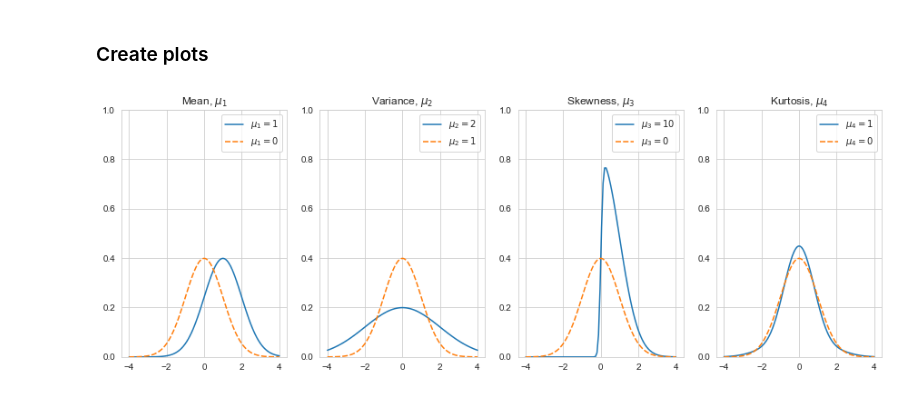
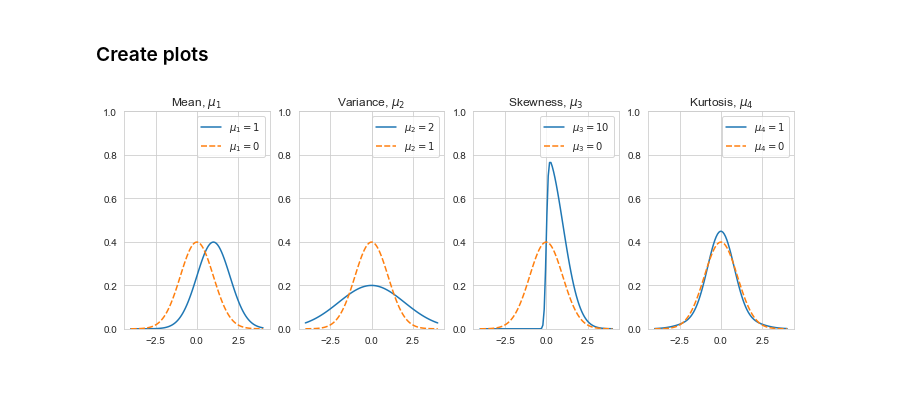
Before and after one commit to ccberg/LA, a Jupyter notebook: books/report/stat_moments.ipynb, the cells around one changed output. Saved outputs shown, nothing was run; the diff lists cells and outputs as text; code cells hidden in the pictures.

Commit message:
Larger mvsk plot

```diff
--- a/books/report/stat_moments.ipynb
+++ b/books/report/stat_moments.ipynb
@@ -52,15 +49,15 @@ df_kurt = pd.DataFrame({
 # %% [markdown]
 ### Create plots
 # %%
-fig, axs = plt.subplots(ncols=4, figsize=(15, 5))
+fig, axs = plt.subplots(ncols=4, figsize=(12, 4))
 
 y_lim = (0,1)
 
 sns.lineplot(data=df_mean, ax=axs[0]).set(title="Mean, $\mu_1$", ylim=y_lim)
 sns.lineplot(data=df_var, ax=axs[1]).set(title="Variance, $\mu_2$", ylim=y_lim)
 sns.lineplot(data=df_skew, ax=axs[2]).set(title="Skewness, $\mu_3$", ylim=y_lim)
 sns.lineplot(data=df_kurt, ax=axs[3]).set(title="Kurtosis, $\mu_4$", ylim=y_lim) and None
 
 store_plt('mvsk')
 # %% [output]
-[figure, old version]
+[figure, new version]
```
Also changed, not shown: parts of 1 cell of this notebook.
